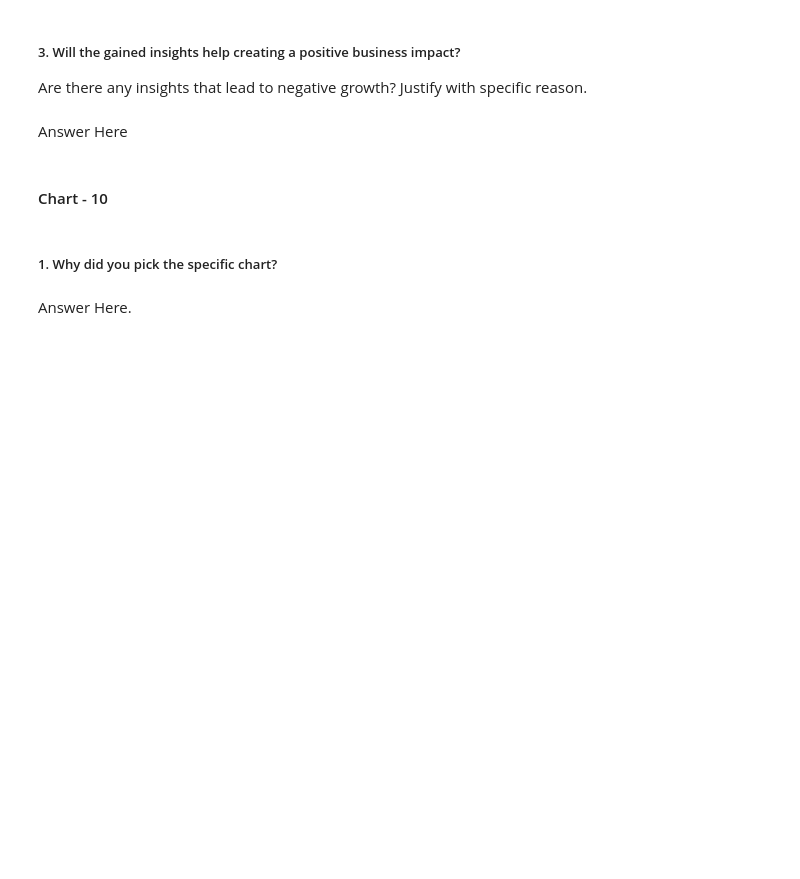
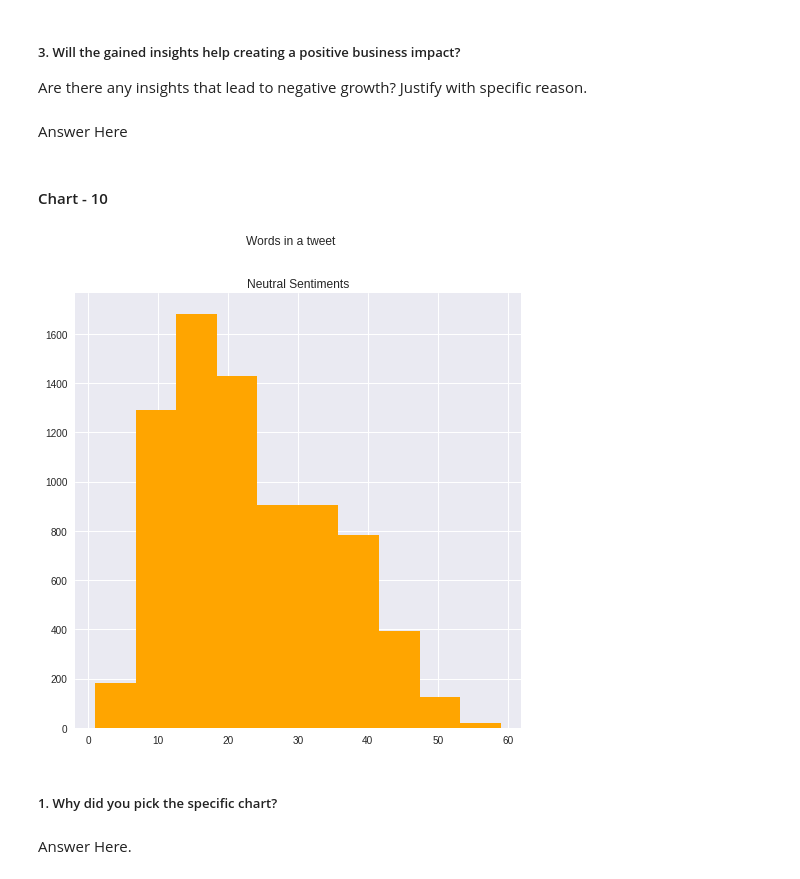
Before and after one commit to Ashif-khan033/coronavirus_tweets_sentiment_analysis, a Jupyter notebook: coronavirus_tweets_sentiment_analysis.ipynb, the cells around one changed output. Cells and saved outputs as stored; diff of their text form; code cells hidden in the pictures; blank space fills up the shorter version.

```diff
--- a/coronavirus_tweets_sentiment_analysis.ipynb
+++ b/coronavirus_tweets_sentiment_analysis.ipynb
@@ -647,3 +643,8 @@ Answer Here
+# %%
+# Histogram for Neutral Sentiments
+words_tweet ("Neutral","orange")
+# %% [output]
+[figure, added]
 # %% [markdown]
 ##### 1. Why did you pick the specific chart?
 # %% [markdown]
```
Also changed, not shown: parts of 22 cells of this notebook.
